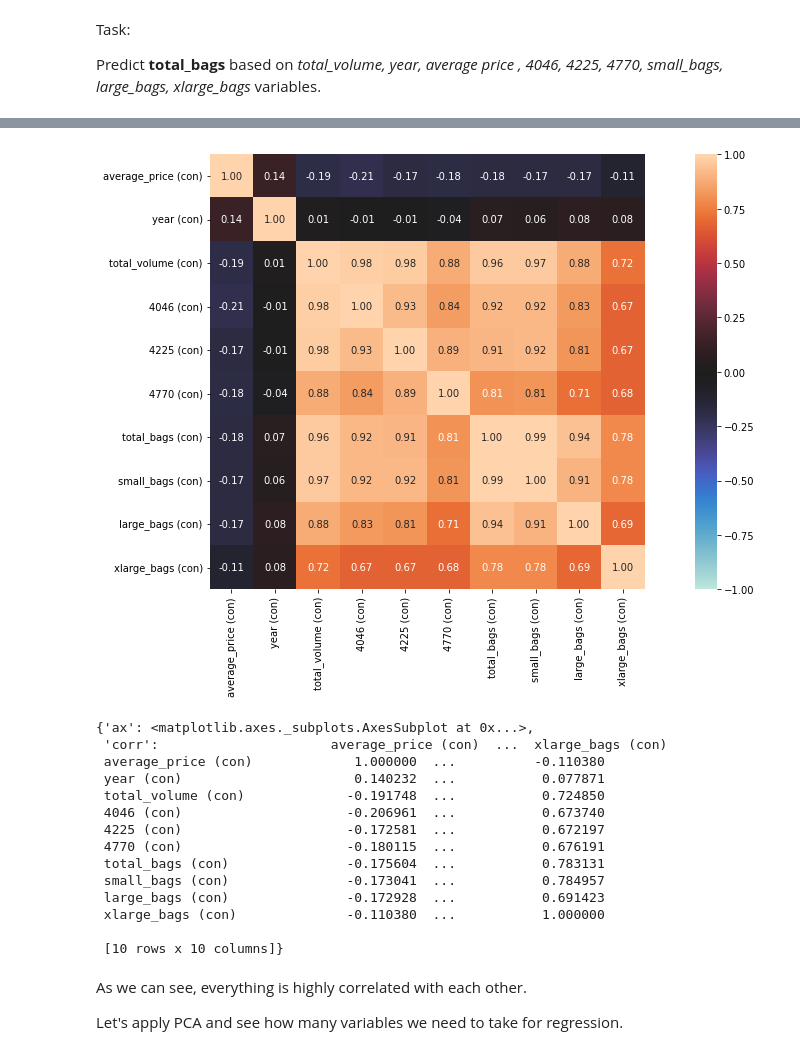
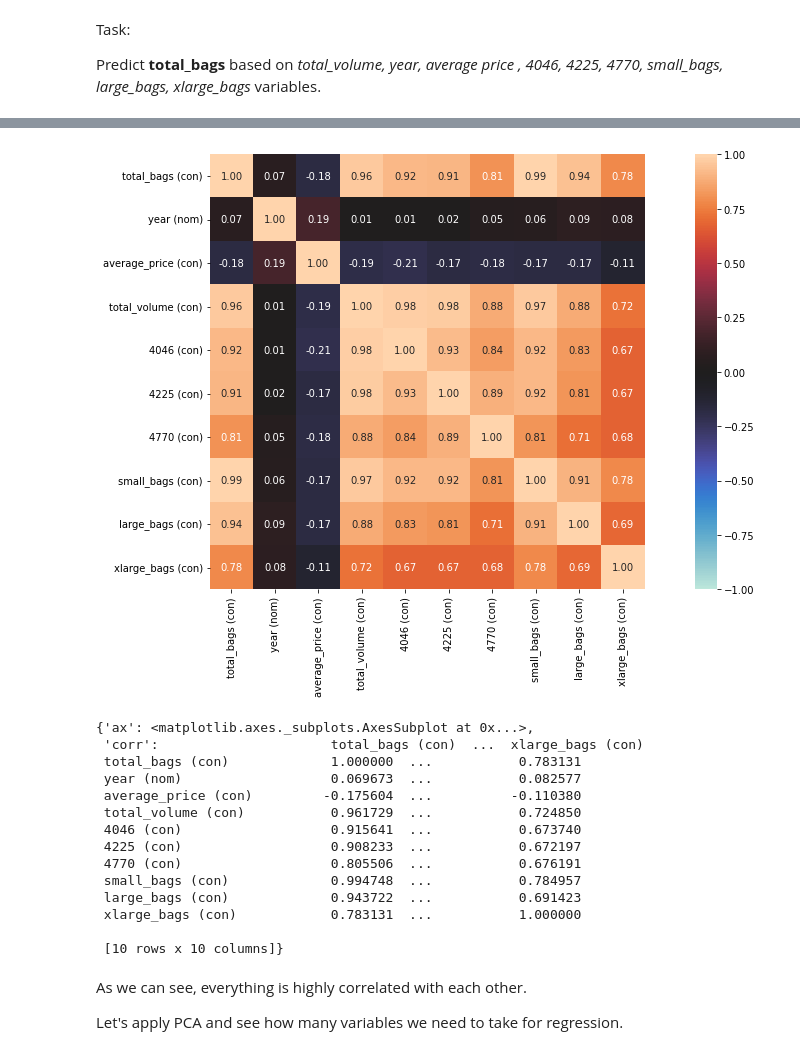
Before and after one commit to DmitryPogrebnoy/Multivar_Data_Analysis_ITMO, a Jupyter notebook: task2/task2.ipynb, the cells around one changed output, grey strips where cells are left out. Drawn from its saved outputs; the diff is of its cells as text; code cells hidden in the pictures.

Commit message:
Task 2 - Set year as conditional var, change target var in first step

```diff
--- a/task2/task2.ipynb
+++ b/task2/task2.ipynb
@@ -122,13 +139,13 @@ I need subsample with 5-10 random variables, at least half of
 them should be described with continuous random variable type. Target variable
 should be continuous.
 # %%
-subsample_columns = ['average_price', # target
+subsample_columns = ['total_bags', # target
                      'year', # categorical
+                     'average_price', # predictor
                      'total_volume',  # predictor
                      '4046', # predictor
                      '4225', # predictor
                      '4770', # predictor
-                     'total_bags', # predictor
                      'small_bags', # predictor
                      'large_bags', # predictor
                      'xlarge_bags'] # predictor
@@ -347,20 +351,21 @@ sns.heatmap(df.corr(method='pearson'), annot=True) # it's not good, because we c
 # %%
 # one of the right way to find corr between nominal-numerical variables is dython method - associations
+df["year"] = df["year"].apply(str)
 associations(df, figsize=(18, 8), mark_columns=True)
 # %% [output]
-[figure, old version]
+[figure, new version]
 {'ax': <matplotlib.axes._subplots.AxesSubplot at 0x...>,
- 'corr':                      average_price (con)  ...  xlarge_bags (con)
- average_price (con)             1.000000  ...          -0.110380
- year (con)                      0.140232  ...           0.077871
- total_volume (con)             -0.191748  ...           0.724850
- 4046 (con)                     -0.206961  ...           0.673740
- 4225 (con)                     -0.172581  ...           0.672197
- 4770 (con)                     -0.180115  ...           0.676191
- total_bags (con)               -0.175604  ...           0.783131
- small_bags (con)               -0.173041  ...           0.784957
- large_bags (con)               -0.172928  ...           0.691423
- xlarge_bags (con)              -0.110380  ...           1.000000
+ 'corr':                      total_bags (con)  ...  xlarge_bags (con)
+ total_bags (con)             1.000000  ...           0.783131
+ year (nom)                   0.069673  ...           0.082577
+ average_price (con)         -0.175604  ...          -0.110380
+ total_volume (con)           0.961729  ...           0.724850
+ 4046 (con)                   0.915641  ...           0.673740
+ 4225 (con)                   0.908233  ...           0.672197
+ 4770 (con)                   0.805506  ...           0.676191
+ small_bags (con)             0.994748  ...           0.784957
+ large_bags (con)             0.943722  ...           0.691423
+ xlarge_bags (con)            0.783131  ...           1.000000
 
  [10 rows x 10 columns]}
 # %% [markdown]
```
Also changed, not shown: parts of 17 cells of this notebook.
